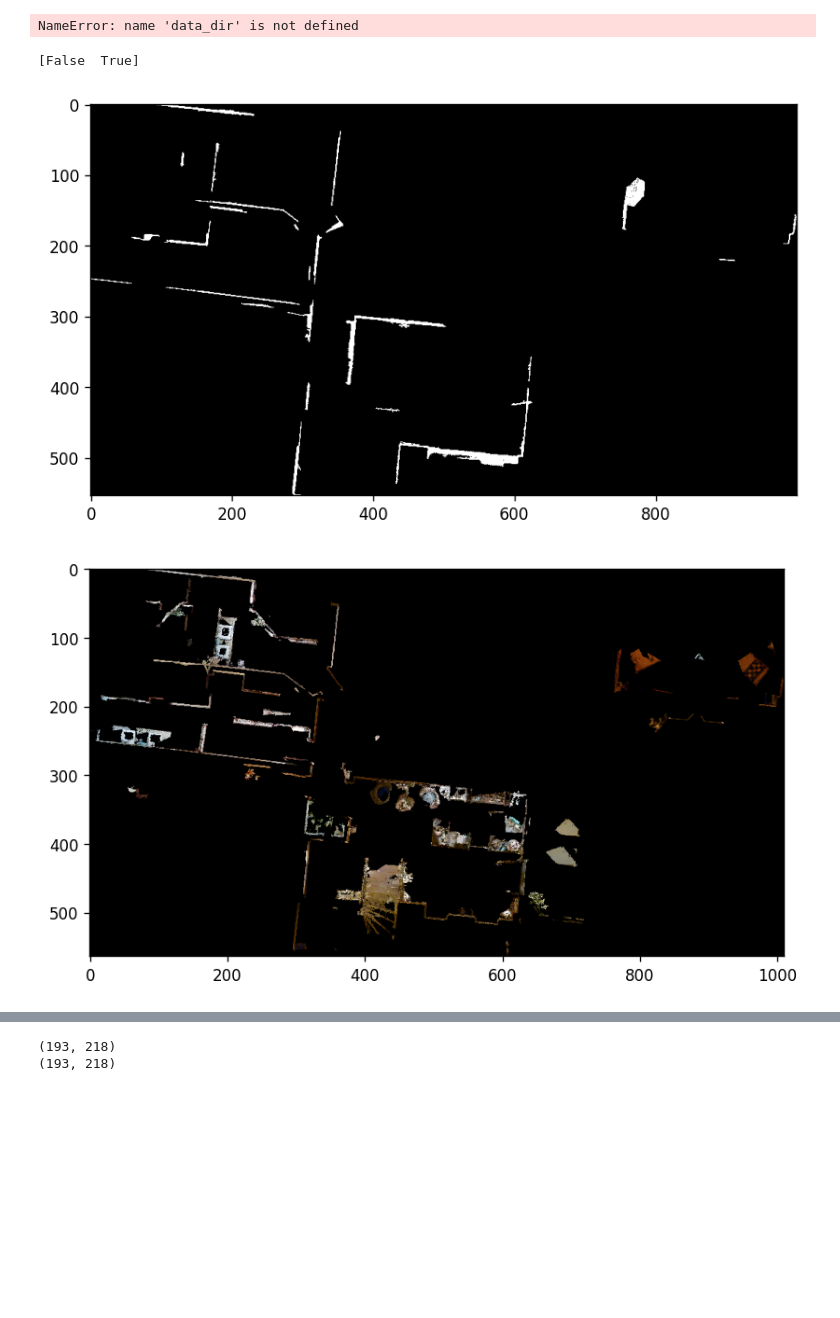
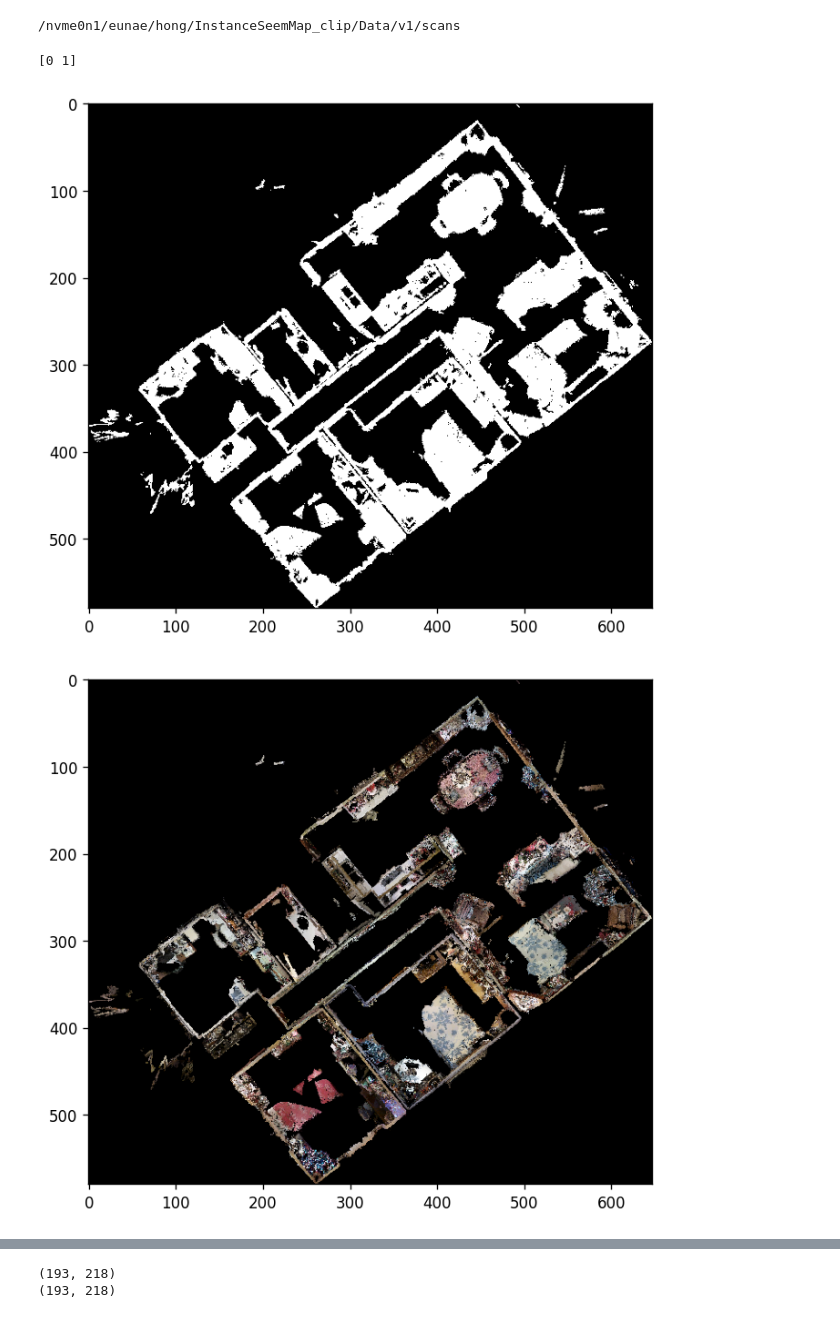
Before and after one commit to qlOoOlp/InstanceSeemMap, a Jupyter notebook: visualizer.ipynb, the cells around one changed output, grey strips where cells are left out. Drawn from its saved outputs; the diff is of its cells as text; code cells hidden in the pictures; blank space fills up the shorter version.

Commit message:
Merge branch eunae

```diff
--- a/visualizer.ipynb
+++ b/visualizer.ipynb
@@ -505,48 +505,54 @@ from map.utils.clip_utils import get_text_feats
 from map.utils.matterport3d_categories import mp3dcat #* 여기엔 그 장애물이 리스트 형태로 저장되어있음
 import clip
 # %%
-use_self_built_map = True # @param {type: "boolean"}
-map_save_dir = os.path.join(data_dir, "map")
-if use_self_built_map:
-    map_save_dir = os.path.join(data_dir, f"map/{scene_id}_{version}")
-os.makedirs(map_save_dir, exist_ok=True)
+data_dir = '/nvme0n1/eunae/hong/InstanceSeemMap_clip/Data/v1/scans'
+scene_id = 'RPmz2sHmrrY'
+version = 'room_seg1_gt_floor_t'
+map_save_dir = os.path.join(data_dir, f"{scene_id}/room_seg/{scene_id}/map/{scene_id}_{version}")
+
+# use_self_built_map = True # @param {type: "boolean"}
+# map_save_dir = os.path.join(data_dir, "map")
+# if use_self_built_map:
+#     map_save_dir = os.path.join(data_dir, f"{scene_id}_{version}")
+# os.makedirs(map_save_dir, exist_ok=True)
 
 color_top_down_save_path = os.path.join(map_save_dir, f"color_top_down_{version}.npy")
-grid_save_path = os.path.join(map_save_dir, f"grid_{version}.npy")
+clip_grid_save_path = os.path.join(map_save_dir, f"clip_grid_{version}.npy")
 obstacles_save_path = os.path.join(map_save_dir, f"obstacles_{version}.npy")
 weight_save_path = os.path.join(map_save_dir, f"weight_{version}.npy")
-# gt_save_path = os.path.join(map_save_dir, f"grid_lseg_gt.npy")
+gt_save_path = os.path.join(map_save_dir, f"gt_{version}.npy")
 print(data_dir)
 # %% [output]
-NameError: name 'data_dir' is not defined
+/nvme0n1/eunae/hong/InstanceSeemMap_clip/Data/v1/scans
 # %%
 # obstacles = load_map("/nvme0n1/vlmaps/Data/habitat_sim/mp3d/2t7WUuJeko7_2/map/2t7WUuJeko7_2_seem1/wall_mask_seem1.npy")#obstacles_save_path)
 # obstacles = load_map("/nvme0n1/eunae/hong/InstanceSeemMap_clip/Data/v1/scans/2t7WUuJeko7/room_seg/2t7WUuJeko7/map/2t7WUuJeko7_room_seg1/wall_mask_room_seg1.npy")#obstacles_save_path)
 # obstacles = load_map("/nvme0n1/eunae/hong/InstanceSeemMap_clip/Data/v1/scans/2t7WUuJeko7/room_seg/2t7WUuJeko7/map/2t7WUuJeko7_room_seg1/obstacles_room_seg1.npy")#obstacles_save_path)
 # color_top_down = load_map(color_top_down_save_path)
 # obstacles = load_map("/nvme0n1/eunae/hong/InstanceSeemMap_clip/Data/v1/scans/8WUmhLawc2A/room_seg/8WUmhLawc2A/map/8WUmhLawc2A_room_seg1/obstacles_room_seg1.npy")#obstacles_save_path)
 # obstacles = load_map("/nvme0n1/eunae/hong/InstanceSeemMap_clip/Data/v1/scans/HxpKQynjfin/room_seg/HxpKQynjfin/map/HxpKQynjfin_room_seg1_gt/obstacles_room_seg1_gt.npy")#obstacles_save_path)
-obstacles = load_map("/nvme0n1/eunae/hong/InstanceSeemMap_clip/Data/v1/scans/r47D5H71a5s/room_seg/r47D5H71a5s/map/r47D5H71a5s_room_seg1_gt/wall_mask_room_seg1_gt.npy")#obstacles_save_path)
+obstacles = load_map(obstacles_save_path)
+# obstacles = load_map("/nvme0n1/eunae/hong/InstanceSeemMap_clip/Data/v1/scans/r47D5H71a5s/room_seg/r47D5H71a5s/map/r47D5H71a5s_room_seg1_gt/wall_mask_room_seg1_gt.npy")#obstacles_save_path)
 print(np.unique(obstacles))
 
 x_indices, y_indices = np.where(obstacles == 1)
 
 xmin = np.min(x_indices)
 xmax = np.max(x_indices)
 ymin = np.min(y_indices)
 ymax = np.max(y_indices)
 
 obstacles_pil = Image.fromarray(obstacles[xmin:xmax+1, ymin:ymax+1])
 plt.figure(figsize=(8, 6), dpi=120)
 plt.imshow(obstacles_pil, cmap='gray')
 plt.show()
 # %% [output]
-[False  True]
+[0 1]
-[figure, old version]
+[figure, new version]
 # %%
 # color_top_down_save_path = "/nvme0n1/eunae/hong/InstanceSeemMap_clip/Data/v1/scans/HxpKQynjfin/room_seg/HxpKQynjfin/map/HxpKQynjfin_room_seg1_gt/color_top_down_room_seg1_gt.npy"#obstacles_save_path)
 # color_top_down_save_path = "/nvme0n1/eunae/hong/InstanceSeemMap_clip/Data/v1/scans/8WUmhLawc2A/room_seg/8WUmhLawc2A/map/8WUmhLawc2A_room_seg1/color_top_down_room_seg1.npy"
-color_top_down_save_path = "/nvme0n1/eunae/hong/InstanceSeemMap_clip/Data/v1/scans/r47D5H71a5s/room_seg/r47D5H71a5s/map/r47D5H71a5s_room_seg1_gt/color_top_down_room_seg1_gt.npy" #obstacles_save_path)
+# color_top_down_save_path = "/nvme0n1/eunae/hong/InstanceSeemMap_clip/Data/v1/scans/r47D5H71a5s/room_seg/r47D5H71a5s/map/r47D5H71a5s_room_seg1_gt/color_top_down_room_seg1_gt.npy" #obstacles_save_path)
 color_top_down = load_map(color_top_down_save_path)
 color_top_down = color_top_down[xmin:xmax+1, ymin:ymax+1]
 color_top_down_pil = Image.fromarray(color_top_down)
@@ -554,7 +560,7 @@ plt.figure(figsize=(8, 6), dpi=120)
 plt.imshow(color_top_down_pil)
 plt.show()
 # %% [output]
-[figure, old version]
+[figure, new version]
 # %%
 # gt_save_path = "/nvme0n1/eunae/hong/InstanceSeemMap_clip/Data/v1/scans/HxpKQynjfin/room_seg/HxpKQynjfin/map/HxpKQynjfin_room_seg1_gt/gt_room_seg1_gt.npy"
 # gt_save_path = "/nvme0n1/eunae/hong/InstanceSeemMap_clip/Data/v1/scans/2t7WUuJeko7/room_seg/2t7WUuJeko7/map/2t7WUuJeko7_room_seg1_gt/gt_room_seg1_gt.npy"
```
Also changed, not shown: parts of 5 cells of this notebook, 2 other files.
